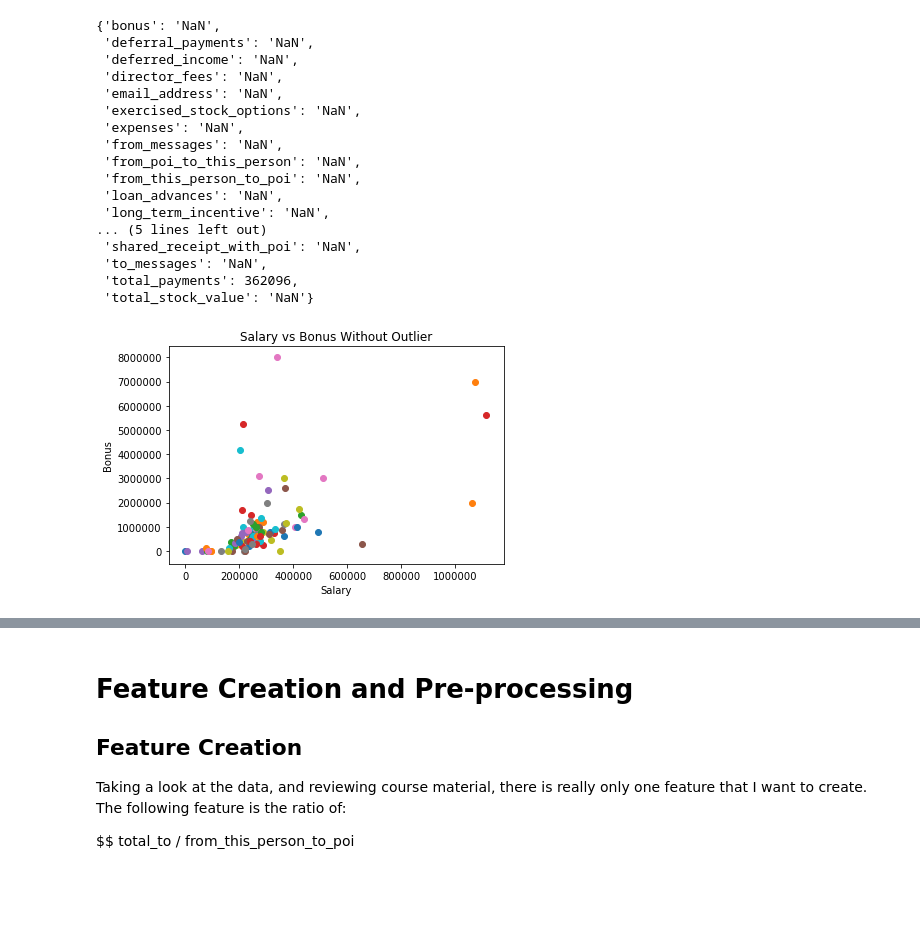
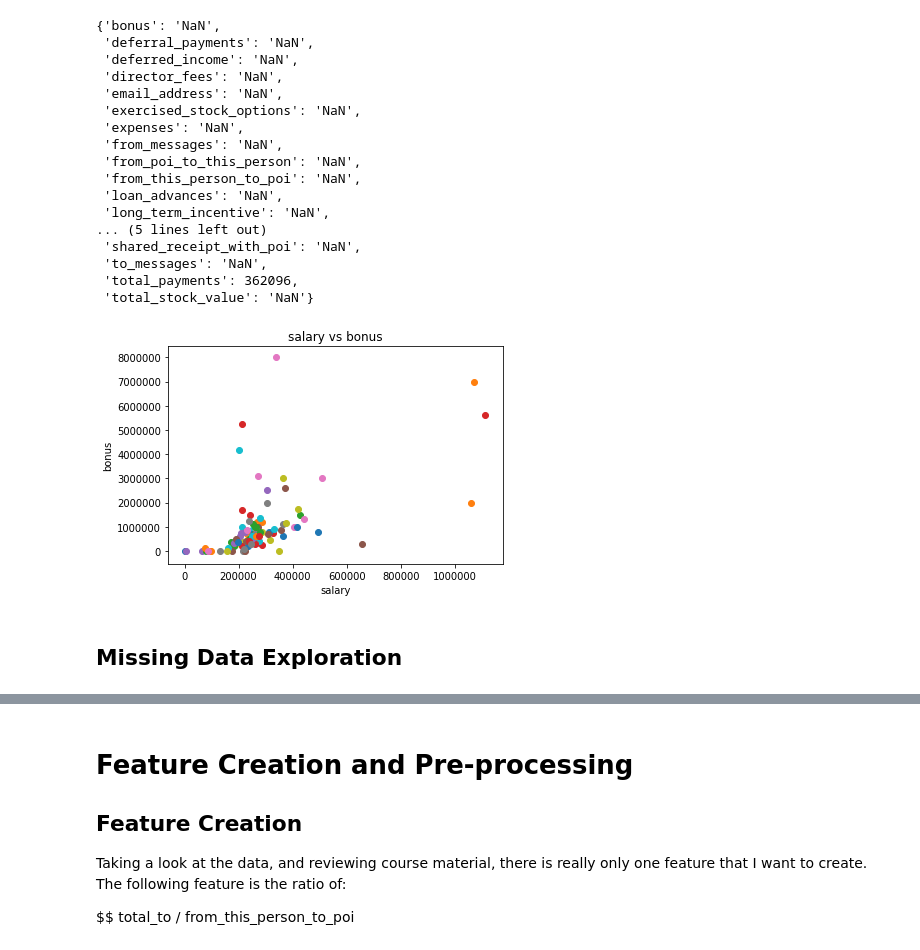
Before and after one commit to JamesTrick/udacity_machine_learning, a Jupyter notebook: data_exploration.ipynb, the cells around one changed output, grey strips where cells are left out. Drawn from its saved outputs; the diff is of its cells as text; code cells hidden in the pictures; blank space fills up the shorter version.

```diff
--- a/data_exploration.ipynb
+++ b/data_exploration.ipynb
@@ -109,19 +126,10 @@ data_dict.pop('THE TRAVEL AGENCY IN THE PARK', 0)
  'to_messages': 'NaN',
  'total_payments': 362096,
  'total_stock_value': 'NaN'}
-# %%
-# Re-plot same graph without outlier
-features = ["salary", "bonus"]
-data = featureFormat(data_dict, features)
-
-for point in data:
-    salary = point[0]
-    bonus = point[1]
-    plt.scatter( salary, bonus )
-
-plt.title('Salary vs Bonus Without Outlier')
-plt.xlabel("Salary")
-plt.ylabel("Bonus")
-plt.show()
-# %% [output]
-[figure, removed]
+# %%
+# Re-plot same graph without outlier
+scatter('salary', 'bonus')
+# %% [output]
+[figure, added]
+# %% [markdown]
+## Missing Data Exploration
```
Also changed, not shown: parts of 25 cells of this notebook.
